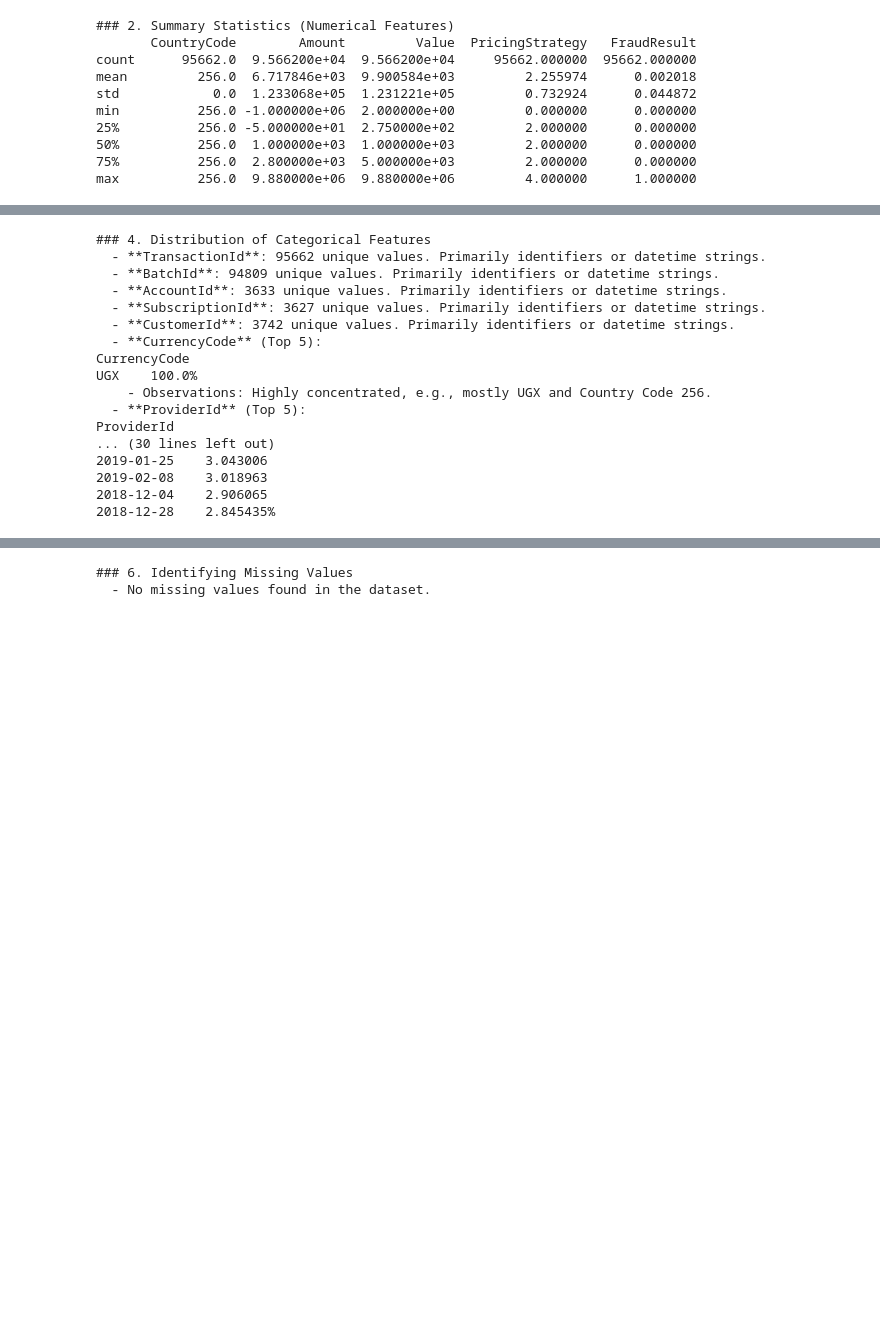
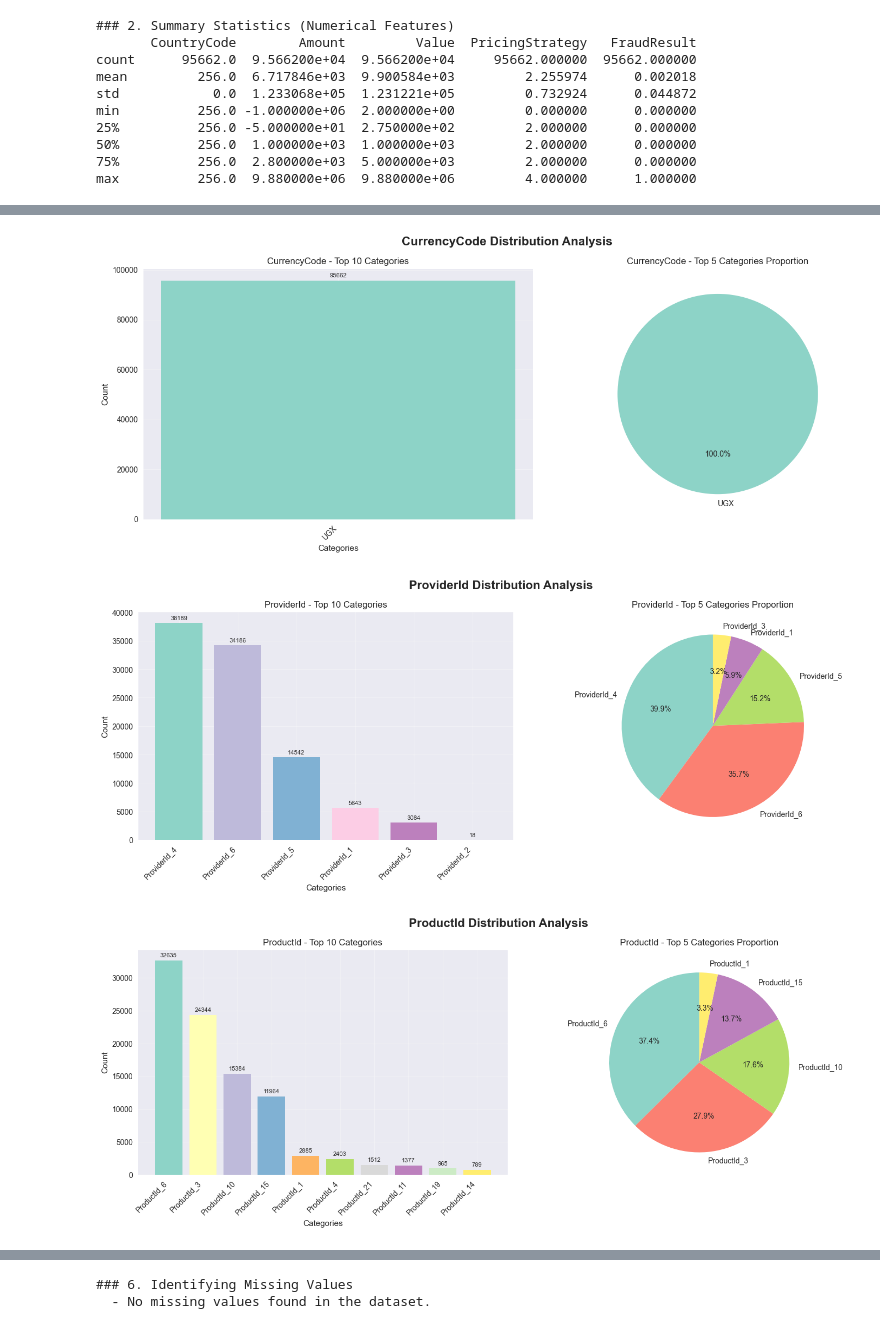
Before and after one commit to abdurezakarage/credit-risk-model, a Jupyter notebook: notebooks/eda.ipynb, the cells around one changed output, grey strips where cells are left out. Cells and saved outputs as stored; diff of their text form; code cells hidden in the pictures; blank space fills up the shorter version.

```diff
--- a/notebooks/eda.ipynb
+++ b/notebooks/eda.ipynb
@@ -107,21 +87,6 @@ print(numerical_distribution)
 # %%
-categorical_distribution= eda.analyze_categorical_distribution()
-print(categorical_distribution)
+categorical_distribution= eda.categorical_distribution_plots()
 # %% [output]
-### 4. Distribution of Categorical Features
-  - **TransactionId**: 95662 unique values. Primarily identifiers or datetime strings.
-  - **BatchId**: 94809 unique values. Primarily identifiers or datetime strings.
-  - **AccountId**: 3633 unique values. Primarily identifiers or datetime strings.
-  - **SubscriptionId**: 3627 unique values. Primarily identifiers or datetime strings.
-  - **CustomerId**: 3742 unique values. Primarily identifiers or datetime strings.
-  - **CurrencyCode** (Top 5):
-CurrencyCode
-UGX    100.0%
-    - Observations: Highly concentrated, e.g., mostly UGX and Country Code 256.
-  - **ProviderId** (Top 5):
-ProviderId
-... (30 lines left out)
-2019-01-25    3.043006
-2019-02-08    3.018963
-2018-12-04    2.906065
-2018-12-28    2.845435%
+[figure, added]
+[figure, added]
+[figure, added]
```
Also changed, not shown: parts of 7 cells of this notebook, 1 other file.
